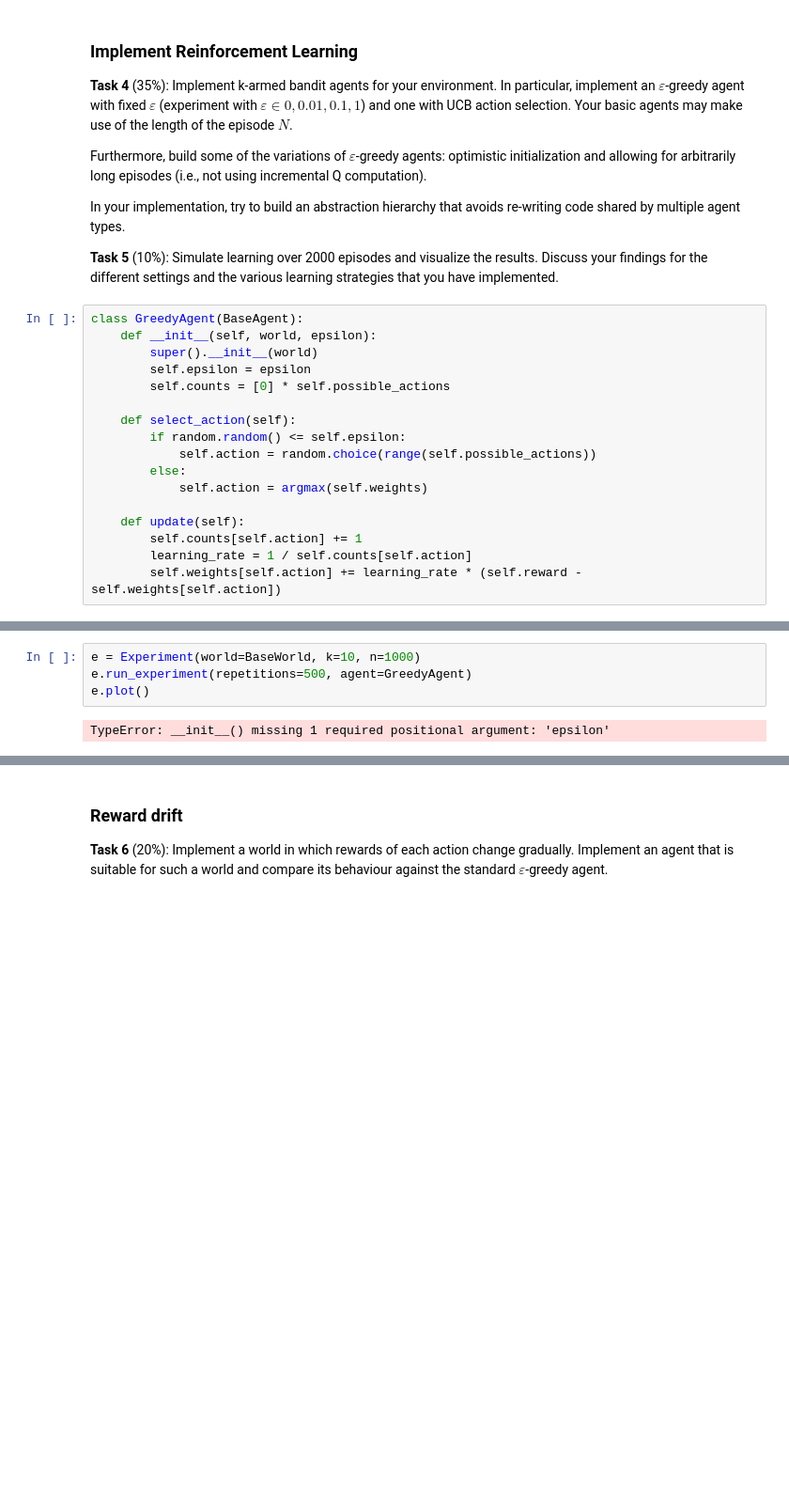
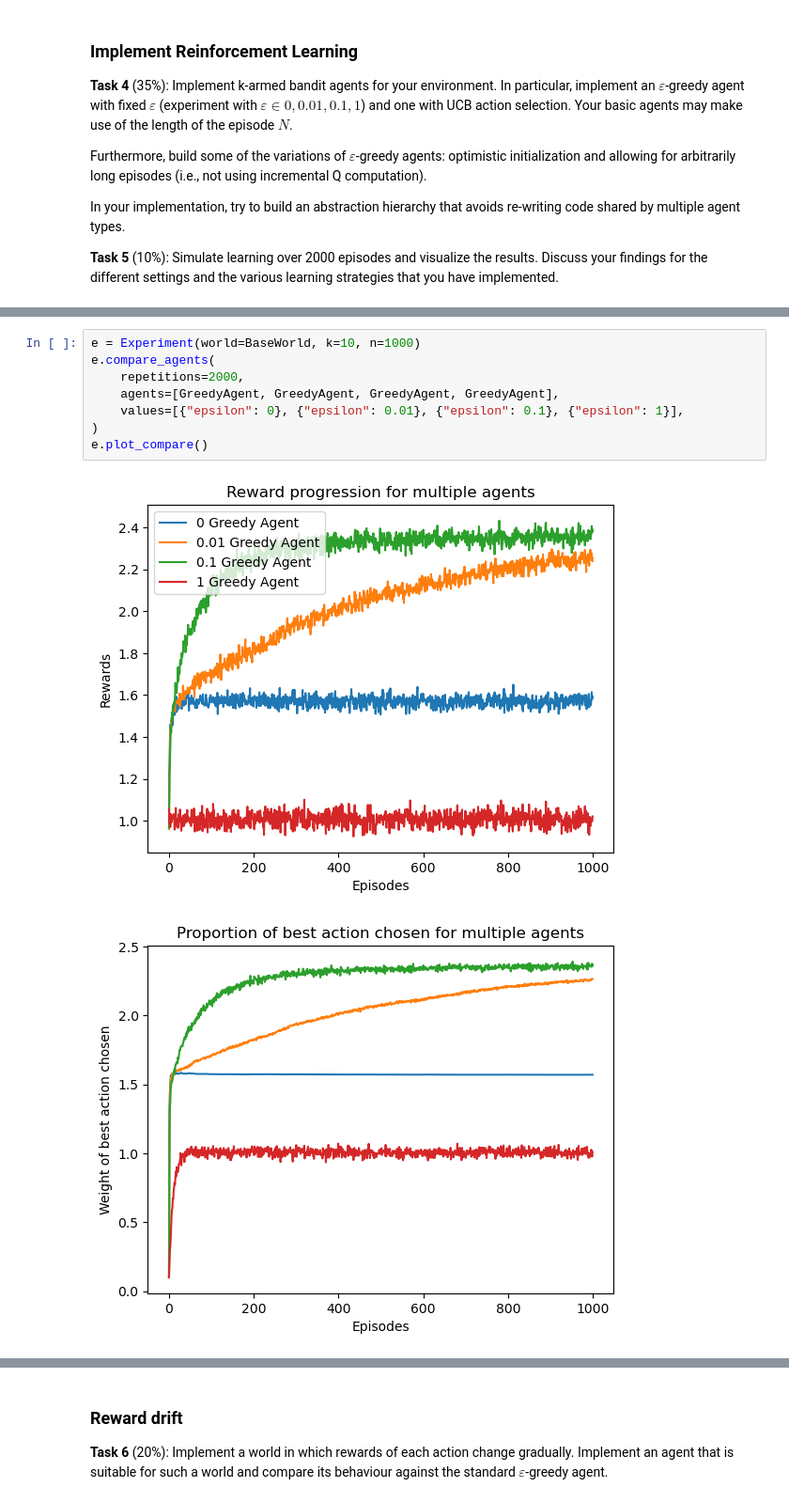
Before and after one commit to MzudemO/ml-ss2021, a Jupyter notebook: assignment_7/exercise_7_RL_sheet.ipynb, the cells around one changed output, grey strips where cells are left out. Shown at 94% size. Cells and saved outputs as stored; diff of their text form; blank space fills up the shorter version.

```diff
--- a/assignment_7/exercise_7_RL_sheet.ipynb
+++ b/assignment_7/exercise_7_RL_sheet.ipynb
@@ -169,20 +208,3 @@ Furthermore, build some of the variations of $\varepsilon$-greedy agents: optimi
 In your implementation, try to build an abstraction hierarchy that avoids re-writing code shared by multiple agent types.
 
 **Task 5** (10%): Simulate learning over 2000 episodes and visualize the results. Discuss your findings for the different settings and the various learning strategies that you have implemented.
-# %%
-class GreedyAgent(BaseAgent):
-    def __init__(self, world, epsilon):
-        super().__init__(world)
-        self.epsilon = epsilon
-        self.counts = [0] * self.possible_actions
-
-    def select_action(self):
-        if random.random() <= self.epsilon:
-            self.action = random.choice(range(self.possible_actions))
-        else:
-            self.action = argmax(self.weights)
-
-    def update(self):
-        self.counts[self.action] += 1
-        learning_rate = 1 / self.counts[self.action]
-        self.weights[self.action] += learning_rate * (self.reward - self.weights[self.action])
@@ -189,6 +296,11 @@ class GreedyAgent(BaseAgent):
 # %%
 e = Experiment(world=BaseWorld, k=10, n=1000)
-e.run_experiment(repetitions=500, agent=GreedyAgent)
-e.plot()
+e.compare_agents(
+    repetitions=2000,
+    agents=[GreedyAgent, GreedyAgent, GreedyAgent, GreedyAgent],
+    values=[{"epsilon": 0}, {"epsilon": 0.01}, {"epsilon": 0.1}, {"epsilon": 1}],
+)
+e.plot_compare()
 # %% [output]
-TypeError: __init__() missing 1 required positional argument: 'epsilon'
+[figure, added]
+[figure, added]
```
Also changed, not shown: parts of 12 cells of this notebook.
